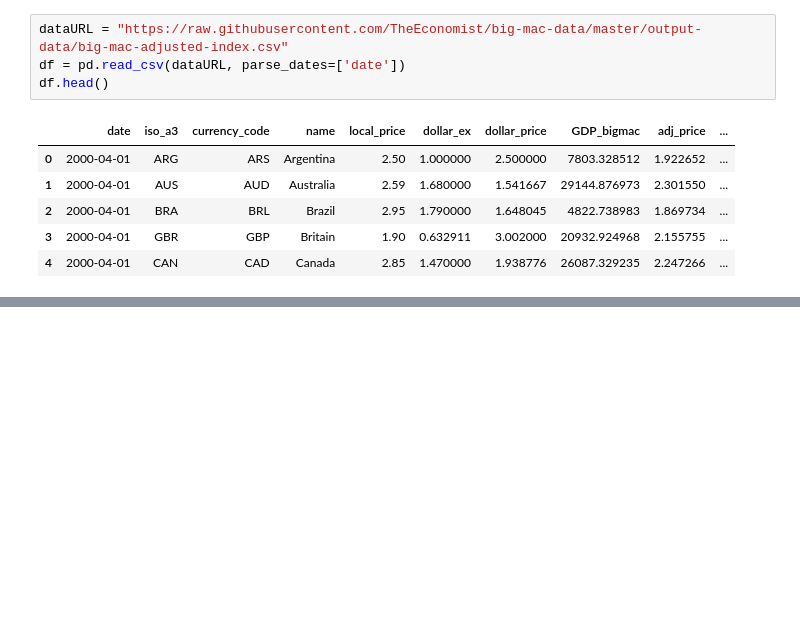
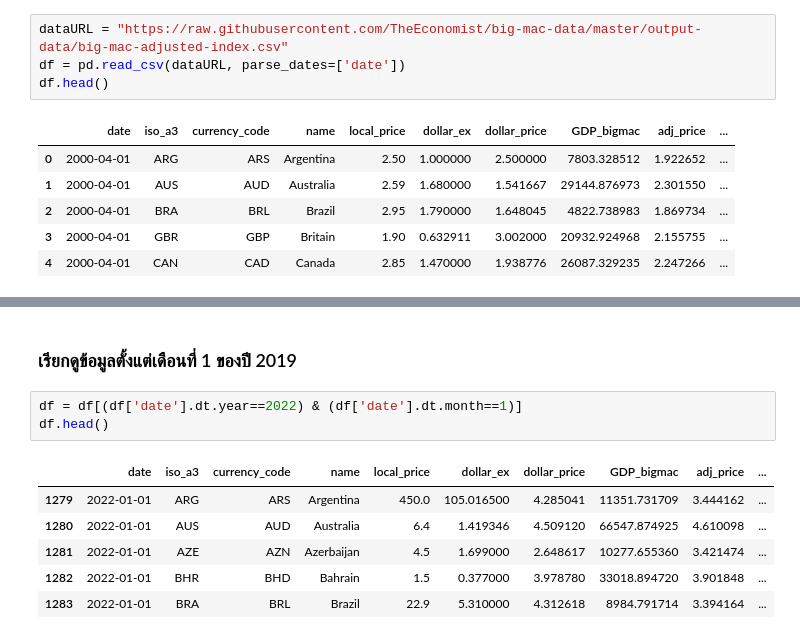
Before and after one commit to PNYWT/Python-For-Data-Science, a Jupyter notebook: Test Code/sklearn_simple_linear_regression_BigmacIndex.ipynb, the cells around one changed output, grey strips where cells are left out. Drawn from its saved outputs; the diff is of its cells as text; blank space fills up the shorter version.

```diff
--- a/Test Code/sklearn_simple_linear_regression_BigmacIndex.ipynb
+++ b/Test Code/sklearn_simple_linear_regression_BigmacIndex.ipynb
@@ -21,0 +42,12 @@ df.head()
+# %% [markdown]
+### เรียกดูข้อมูลตั้งแต่เดือนที่ 1 ของปี 2019
+# %%
+df = df[(df['date'].dt.year==2022) & (df['date'].dt.month==1)]
+df.head()
+# %% [output]
+|  | date | iso_a3 | currency_code | name | local_price | dollar_ex | dollar_price | GDP_bigmac | adj_price | ... |
+| 1279 | 2022-01-01 | ARG | ARS | Argentina | 450.0 | 105.016500 | 4.285041 | 11351.731709 | 3.444162 | ... |
+| 1280 | 2022-01-01 | AUS | AUD | Australia | 6.4 | 1.419346 | 4.509120 | 66547.874925 | 4.610098 | ... |
+| 1281 | 2022-01-01 | AZE | AZN | Azerbaijan | 4.5 | 1.699000 | 2.648617 | 10277.655360 | 3.421474 | ... |
+| 1282 | 2022-01-01 | BHR | BHD | Bahrain | 1.5 | 0.377000 | 3.978780 | 33018.894720 | 3.901848 | ... |
+| 1283 | 2022-01-01 | BRA | BRL | Brazil | 22.9 | 5.310000 | 4.312618 | 8984.791714 | 3.394164 | ... |
```
Also changed, not shown: parts of 24 cells of this notebook.
